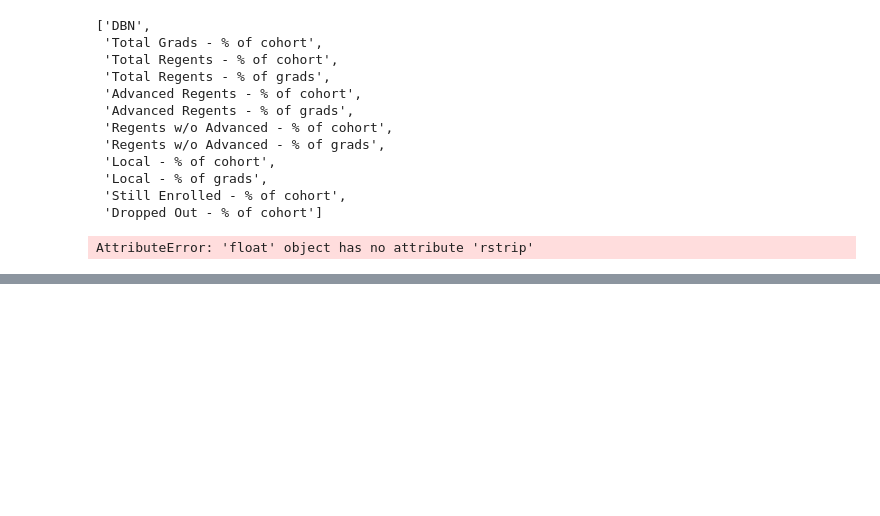
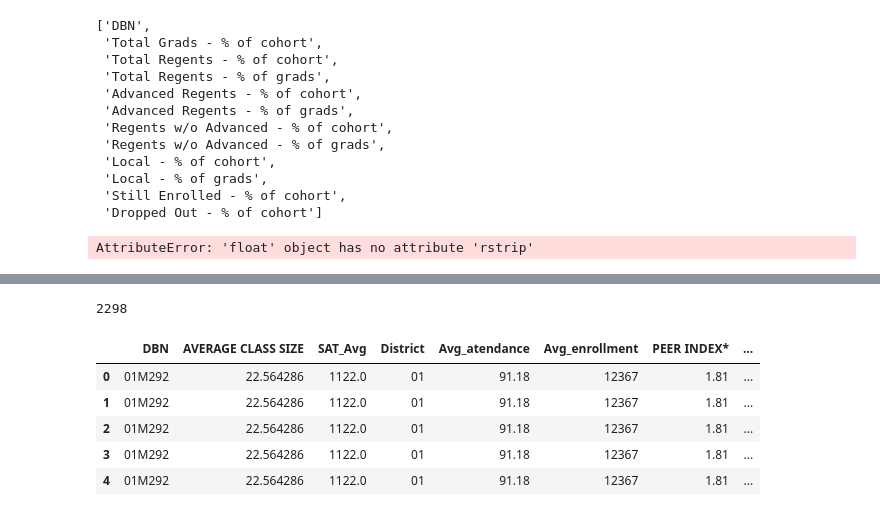
Before and after one commit to ckyko/CSC59970Project, a Jupyter notebook: school and SAT score.ipynb, the cells around one changed output, grey strips where cells are left out. Cells and saved outputs as stored; diff of their text form; code cells hidden in the pictures; blank space fills up the shorter version.

```diff
--- a/school and SAT score.ipynb
+++ b/school and SAT score.ipynb
@@ -1577,0 +1651,13 @@ graduation_temp[i] = graduation_temp.apply(remove_per)
+# %%
+len(outc_merged)
+# %% [output]
+2298
+# %%
+outc_merged.head()
+# %% [output]
+|  | DBN | AVERAGE CLASS SIZE | SAT_Avg | District | Avg_atendance | Avg_enrollment | PEER INDEX* | ... |
+| 0 | 01M292 | 22.564286 | 1122.0 | 01 | 91.18 | 12367 | 1.81 | ... |
+| 1 | 01M292 | 22.564286 | 1122.0 | 01 | 91.18 | 12367 | 1.81 | ... |
+| 2 | 01M292 | 22.564286 | 1122.0 | 01 | 91.18 | 12367 | 1.81 | ... |
+| 3 | 01M292 | 22.564286 | 1122.0 | 01 | 91.18 | 12367 | 1.81 | ... |
+| 4 | 01M292 | 22.564286 | 1122.0 | 01 | 91.18 | 12367 | 1.81 | ... |
```
Also changed, not shown: parts of 27 cells of this notebook.
